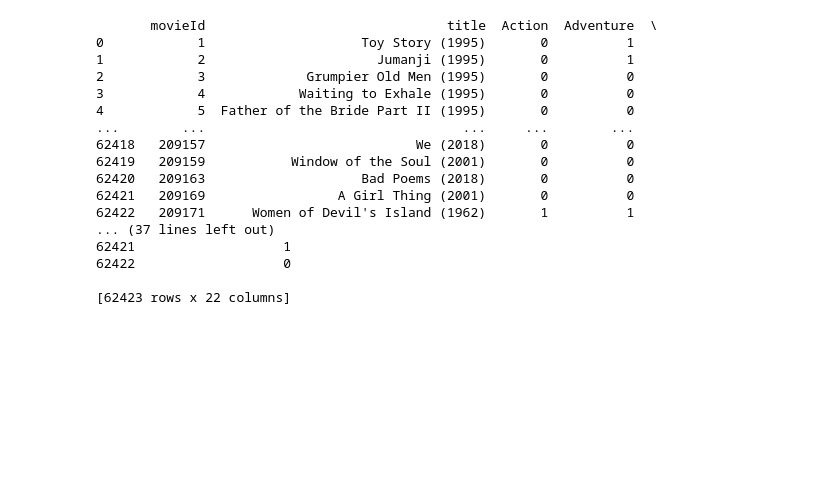
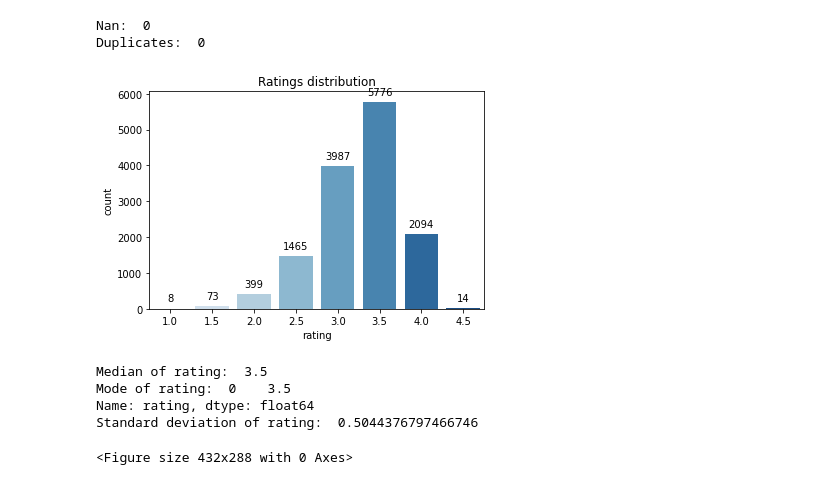
Before and after one commit to isabellamarasco/MovieLens-Predict, a Jupyter notebook: dataset.ipynb, the cells around one changed output. Drawn from its saved outputs; the diff is of its cells as text; code cells hidden in the pictures; blank space fills up the shorter version.

Commit message:
modify dataset

```diff
--- a/dataset.ipynb
+++ b/dataset.ipynb
@@ -0,0 +28,7 @@
+# %%
+gen_tags = pd.read_csv('dataset-ml-25m/genome-tags.csv', sep=',')
+gen_scores = pd.read_csv('dataset-ml-25m/genome-scores.csv', sep=',')
+
+df = movies_df.merge(gen_scores,on='movieId')
+df = df.merge(gen_tags, on='tagId')
+df = df.pivot_table(index=['movieId', 'title'], columns='tag', values='relevance', fill_value=0).reset_index().rename_axis(None, axis=1)
@@ -0,0 +45,20 @@
+# %%
+ratings = pd.read_csv('dataset-ml-25m/ratings.csv', sep=',')
+# Get the most frequent rating for each movie with mean
+ratings = ratings.groupby(['movieId'])['rating'].mean().reset_index()
+print (ratings.shape)
+
+#Rounded to the nearest 0.5
+def myround(x, prec=2, base=.5):
+    return round(base * round(float(x)/base),prec)
+
+ratings["rating"] = ratings["rating"].apply(lambda x:myround(x))
+
+#Merge movies_rating with film rating
+df = ratings.merge(df, on='movieId')
+
+df = df.drop(['movieId','title'], axis=1)
+#put the rating column at the end
+#cols = list(dataset.columns.values)
+#cols.pop(cols.index('rating'))
+#dataset = dataset[cols+['rating']]
@@ -0,0 +81,27 @@
+# %%
+# missing values and duplicates
+print("Nan: ", df.isna().sum().sum())
+print("Duplicates: ", df.duplicated().sum())
+# %% [output]
+Nan:  0
+Duplicates:  0
+# %%
+sns.countplot(x='rating', data=df, palette='Blues')
+
+plt.title('Ratings distribution')
+for p in plt.gca().patches:
+    plt.gca().annotate('{:.0f}'.format(p.get_height()), (p.get_x() + p.get_width() / 2., p.get_height()), ha='center', va='center', xytext=(0, 10), textcoords='offset points')
+plt.show()
+plt.savefig('imgs/unbalance.png')
+
+#mean, median and stardard deviation of rating
+print("Median of rating: ", df['rating'].median())
+print("Mode of rating: ", df['rating'].mode())
+print("Standard deviation of rating: ", df['rating'].std())
+# %% [output]
+[figure, added]
+Median of rating:  3.5
+Mode of rating:  0    3.5
+Name: rating, dtype: float64
+Standard deviation of rating:  0.5044376797466746
+<Figure size 432x288 with 0 Axes>
@@ -27,23 +111,0 @@ movies = movies.drop('genres', axis=1)
-# %%
-movies.head()
-print(movies)
-#print movies in csv
-movies.to_csv('dataset-ml-25m/movies_modify.csv')
-# %% [output]
-       movieId                               title  Action  Adventure  \
-0            1                    Toy Story (1995)       0          1
-1            2                      Jumanji (1995)       0          1
-2            3             Grumpier Old Men (1995)       0          0
-3            4            Waiting to Exhale (1995)       0          0
-4            5  Father of the Bride Part II (1995)       0          0
-...        ...                                 ...     ...        ...
-62418   209157                           We (2018)       0          0
-62419   209159           Window of the Soul (2001)       0          0
-62420   209163                    Bad Poems (2018)       0          0
-62421   209169                 A Girl Thing (2001)       0          0
-62422   209171      Women of Devil's Island (1962)       1          1
-... (37 lines left out)
-62421                   1
-62422                   0
-
-[62423 rows x 22 columns]
```
Also changed, not shown: parts of 18 cells of this notebook, 4 other files.
